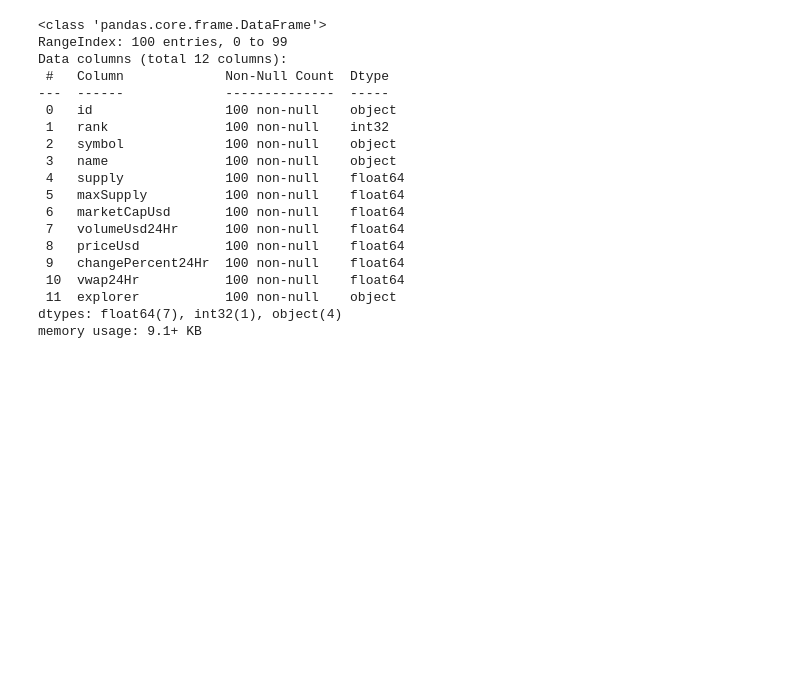
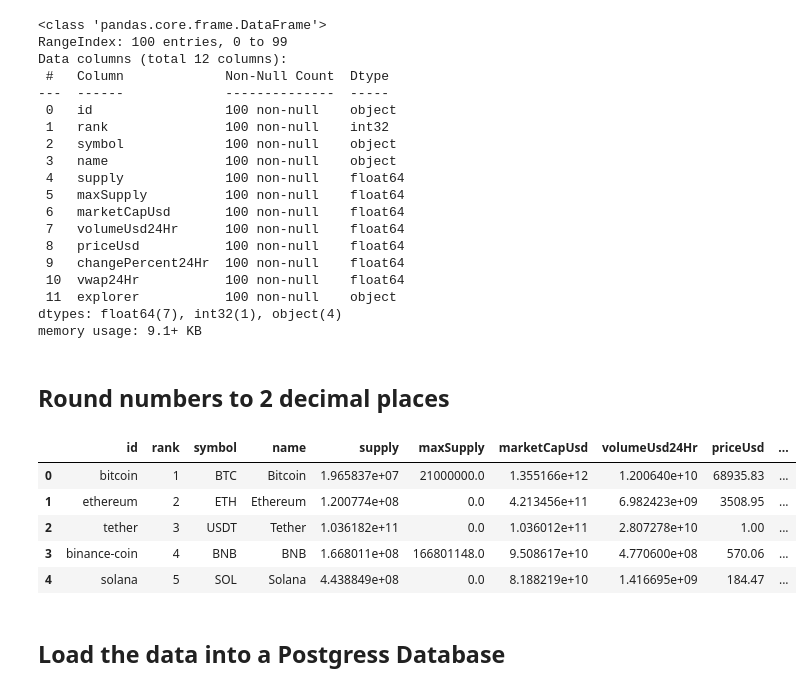
Before and after one commit to alb1nut/Crypto-API-to-Power-BI-, a Jupyter notebook: Crypto API to Power BI Project.ipynb, the cells around one changed output. Saved outputs shown, nothing was run; the diff lists cells and outputs as text; code cells hidden in the pictures; blank space fills up the shorter version.

Commit message:
Add files via upload
Loading data to database PostgreSQL

```diff
--- a/Crypto API to Power BI Project.ipynb
+++ b/Crypto API to Power BI Project.ipynb
@@ -139,3 +139,23 @@ Data columns (total 12 columns):
  11  explorer           100 non-null    object
 dtypes: float64(7), int32(1), object(4)
 memory usage: 9.1+ KB
+# %% [markdown]
+## Round numbers to 2 decimal places
+# %%
+## function to convert to two decimal places
+def round_to_decimal_places(number):
+    return round(number,2)
+# %%
+## columns to convert to two decimal places
+selected_columns =['supply','maxSupply','marketCapUsd','priceUsd','changePercent24Hr','vwap24Hr']
+data[selected_columns] = data[selected_columns].applymap(round_to_decimal_places)
+data.head()
+# %% [output]
+|  | id | rank | symbol | name | supply | maxSupply | marketCapUsd | volumeUsd24Hr | priceUsd | ... |
+| 0 | bitcoin | 1 | BTC | Bitcoin | 1.965837e+07 | 21000000.0 | 1.355166e+12 | 1.200640e+10 | 68935.83 | ... |
+| 1 | ethereum | 2 | ETH | Ethereum | 1.200774e+08 | 0.0 | 4.213456e+11 | 6.982423e+09 | 3508.95 | ... |
+| 2 | tether | 3 | USDT | Tether | 1.036182e+11 | 0.0 | 1.036012e+11 | 2.807278e+10 | 1.00 | ... |
+| 3 | binance-coin | 4 | BNB | BNB | 1.668011e+08 | 166801148.0 | 9.508617e+10 | 4.770600e+08 | 570.06 | ... |
+| 4 | solana | 5 | SOL | Solana | 4.438849e+08 | 0.0 | 8.188219e+10 | 1.416695e+09 | 184.47 | ... |
+# %% [markdown]
+## Load the data into a Postgress Database
```
Also changed, not shown: parts of 1 cell of this notebook.
